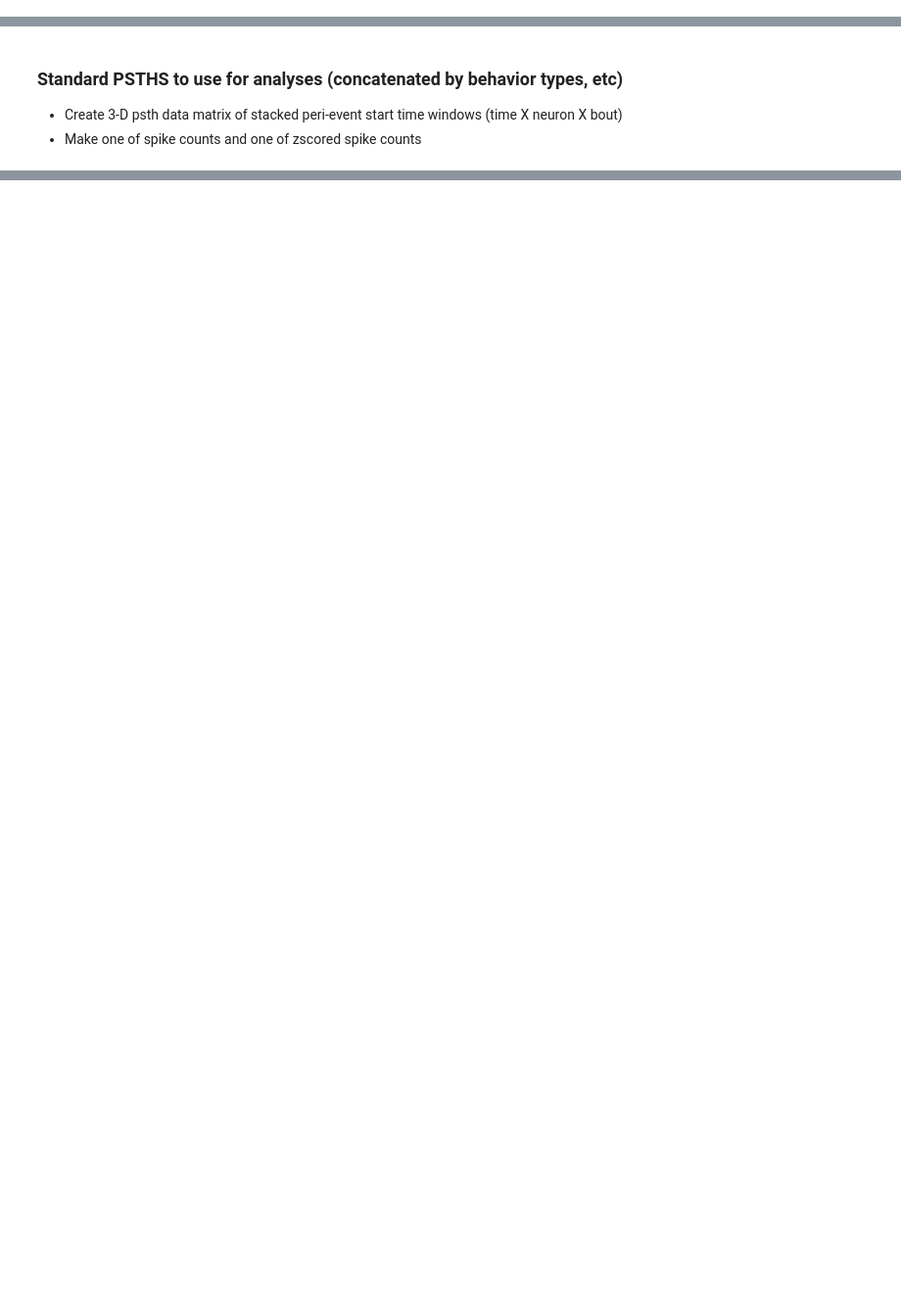
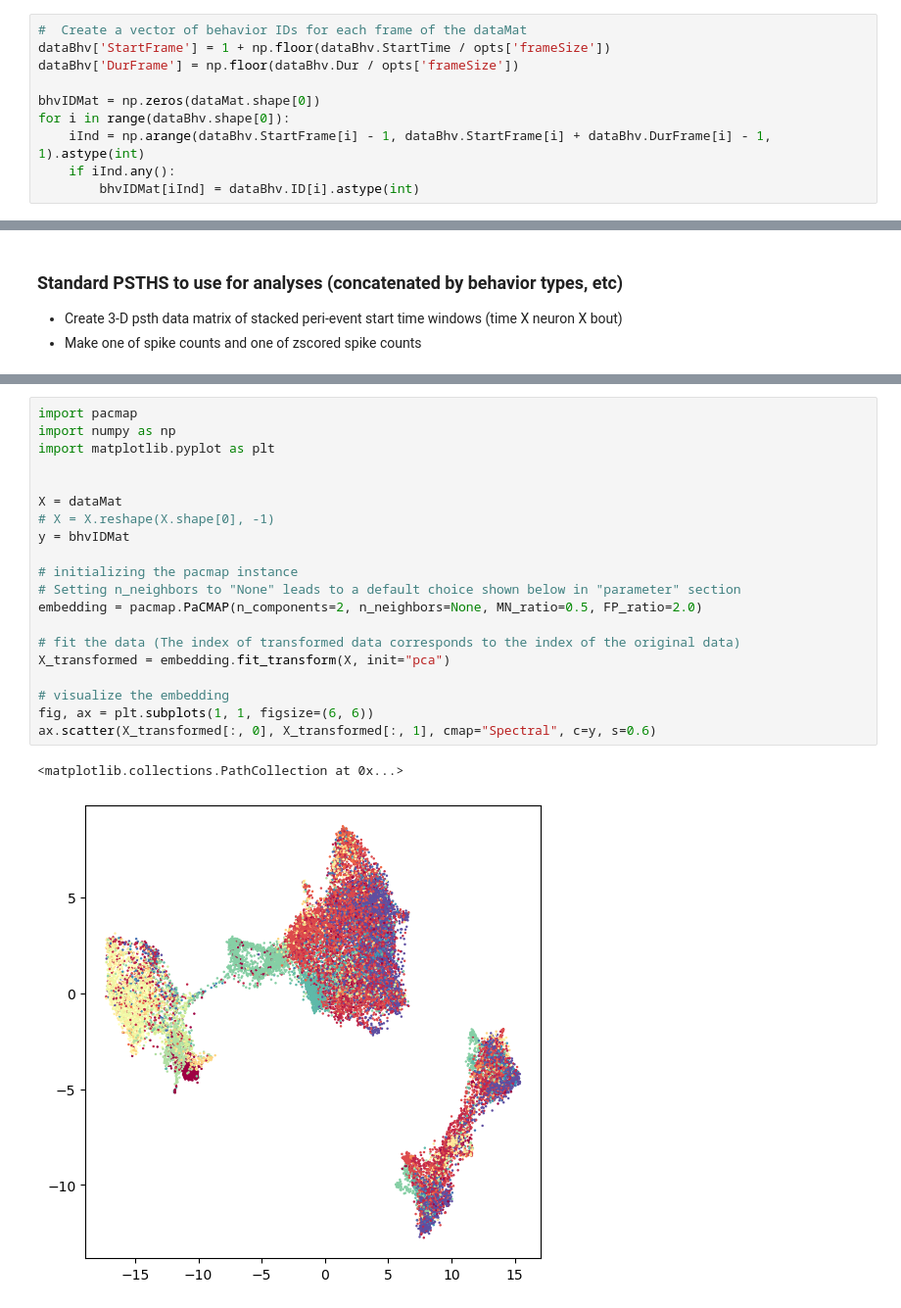
Before and after one commit to pmiddlebrooks/neuro-behavior, a Jupyter notebook: src/scratch.ipynb, the cells around one changed output, grey strips where cells are left out. Shown at 98% size. Drawn from its saved outputs; the diff is of its cells as text; blank space fills up the shorter version.

```diff
--- a/src/scratch.ipynb
+++ b/src/scratch.ipynb
@@ -152,0 +119,10 @@ Keeping 227 of 499 neurons
+# %%
+#  Create a vector of behavior IDs for each frame of the dataMat
+dataBhv['StartFrame'] = 1 + np.floor(dataBhv.StartTime / opts['frameSize'])
+dataBhv['DurFrame'] = np.floor(dataBhv.Dur / opts['frameSize'])
+
+bhvIDMat = np.zeros(dataMat.shape[0])
+for i in range(dataBhv.shape[0]):
+    iInd = np.arange(dataBhv.StartFrame[i] - 1, dataBhv.StartFrame[i] + dataBhv.DurFrame[i] - 1, 1).astype(int)
+    if iInd.any():
+        bhvIDMat[iInd] = dataBhv.ID[i].astype(int)
@@ -209,0 +172,23 @@ for iBhv, code in enumerate(analyzeCodes):
+# %%
+import pacmap
+import numpy as np
+import matplotlib.pyplot as plt
+
+
+X = dataMat
+# X = X.reshape(X.shape[0], -1)
+y = bhvIDMat
+
+# initializing the pacmap instance
+# Setting n_neighbors to "None" leads to a default choice shown below in "parameter" section
+embedding = pacmap.PaCMAP(n_components=2, n_neighbors=None, MN_ratio=0.5, FP_ratio=2.0)
+
+# fit the data (The index of transformed data corresponds to the index of the original data)
+X_transformed = embedding.fit_transform(X, init="pca")
+
+# visualize the embedding
+fig, ax = plt.subplots(1, 1, figsize=(6, 6))
+ax.scatter(X_transformed[:, 0], X_transformed[:, 1], cmap="Spectral", c=y, s=0.6)
+# %% [output]
+<matplotlib.collections.PathCollection at 0x...>
+[figure, added]
```
Also changed, not shown: parts of 6 cells of this notebook, 7 other files.
